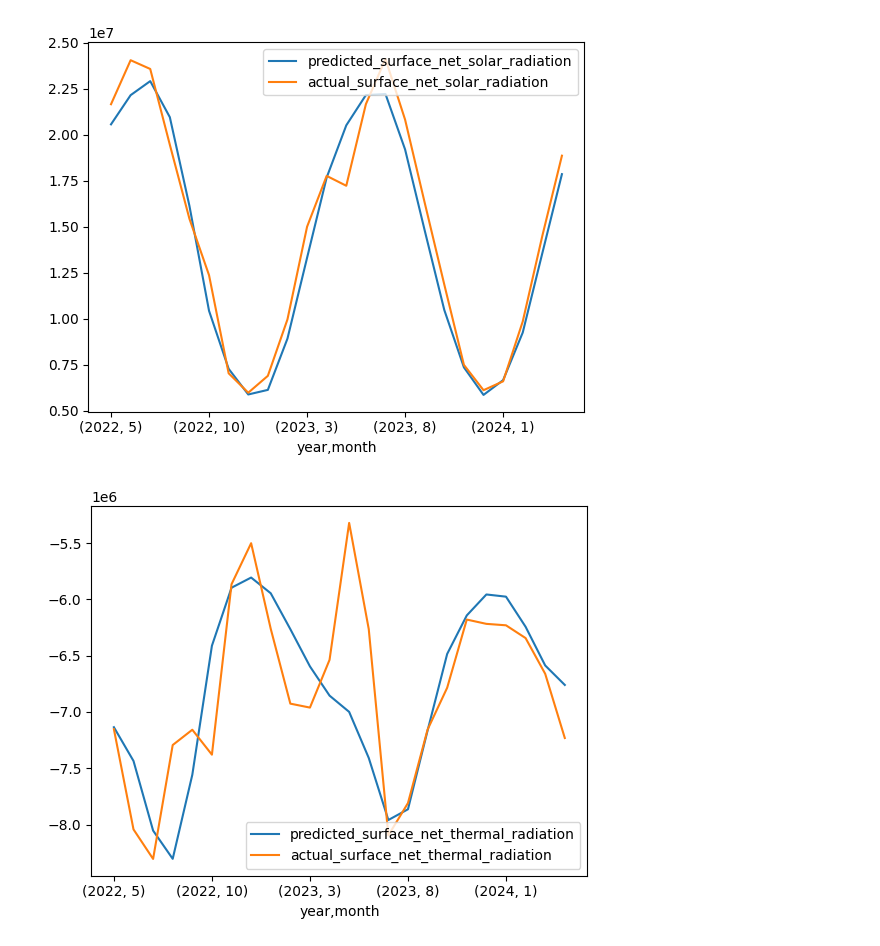
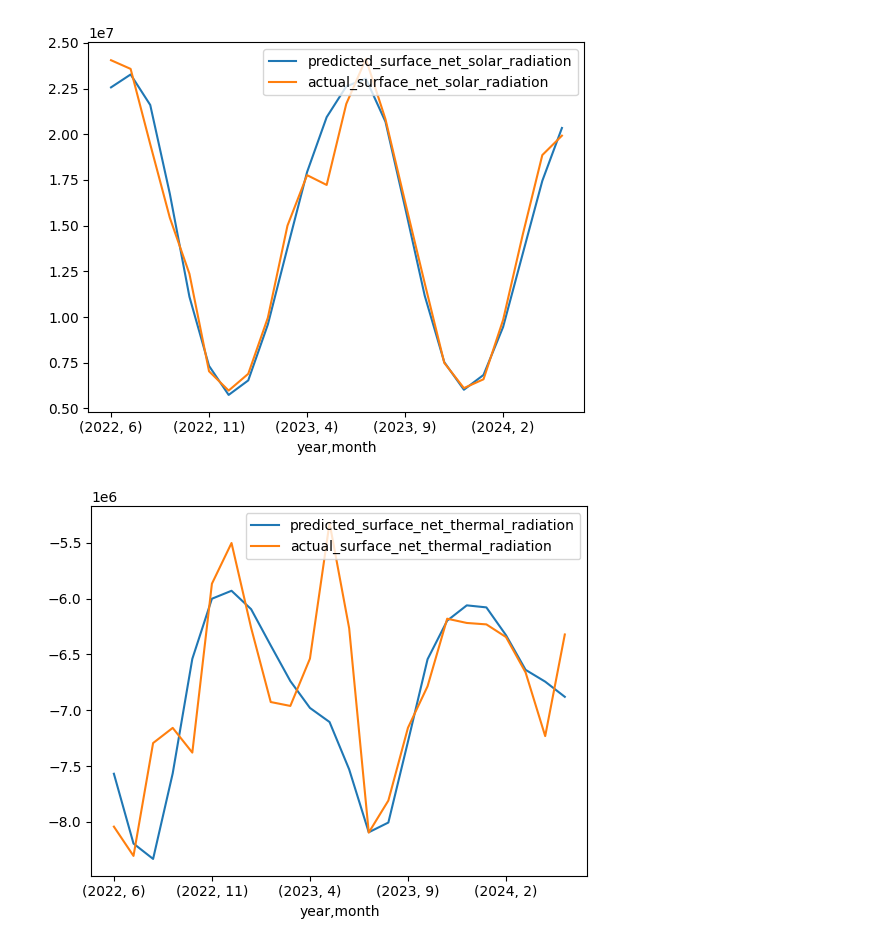
Before and after one commit to PeppeOsmio/tesi, a Jupyter notebook: climate_generative_model.ipynb, the cells around one changed output. Drawn from its saved outputs; the diff is of its cells as text; code cells hidden in the pictures.

```diff
--- a/climate_generative_model.ipynb
+++ b/climate_generative_model.ipynb
@@ -201,6 +191,8 @@ entire_future_climate_data_df = FutureClimateDataDTO.from_list_to_dataframe(
         latitude=location.latitude,
         year_from=1970,
         month_from=1,
+        year_to=9999,
+        month_to=12
     )
 )
 
@@ -247,10 +242,11 @@ from tesi.zappai.utils.common import get_next_n_months
 seed_data = df_test[(-MONTHS_BEFORE - SEQ_LENGTH) : -MONTHS_BEFORE]
 start_year, start_month = seed_data.index[-1]
 
+start_year, start_month = get_next_n_months(n=1, month=start_month, year=start_year)
+year_to, month_to = get_next_n_months(n=24, month=start_month, year=start_year)
+
 print(f"start_year: {start_year}")
 print(f"start_month: {start_month}")
-
-year_to, month_to = get_next_n_months(n=24, month=start_month, year=start_month)
 
 future_climate_data_df = FutureClimateDataDTO.from_list_to_dataframe(
     (
@@ -264,7 +260,6 @@ future_climate_data_df = FutureClimateDataDTO.from_list_to_dataframe(
         )
     )
 )
-
 
 # this generated data start from one year ago
 generated_data_df = climate_generative_model_repository.generate_data_from_seed(
@@ -311,2 +321,2 @@ start_month: 4
-[figure, old version]
+[figure, new version]
-[figure, old version]
+[figure, new version]
```
Also changed, not shown: parts of 7 cells of this notebook, 8 other files.
